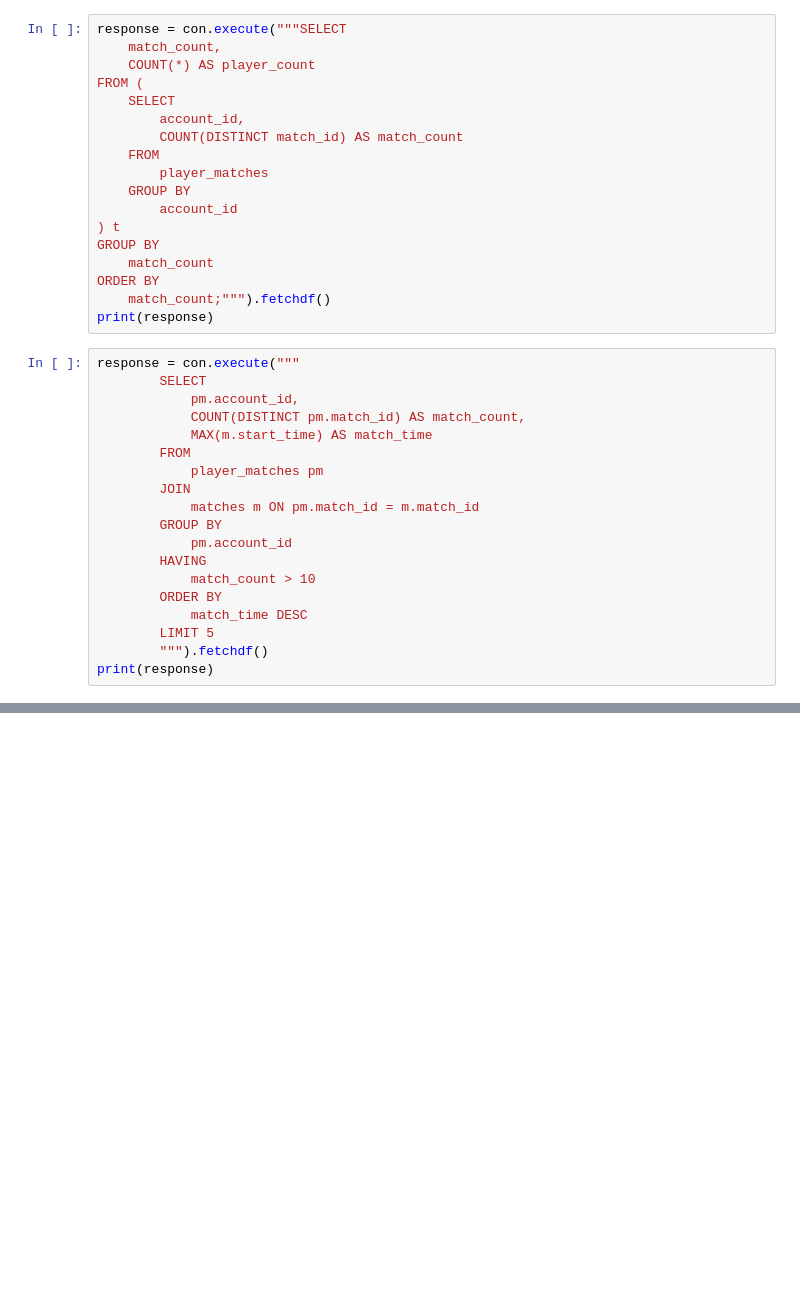
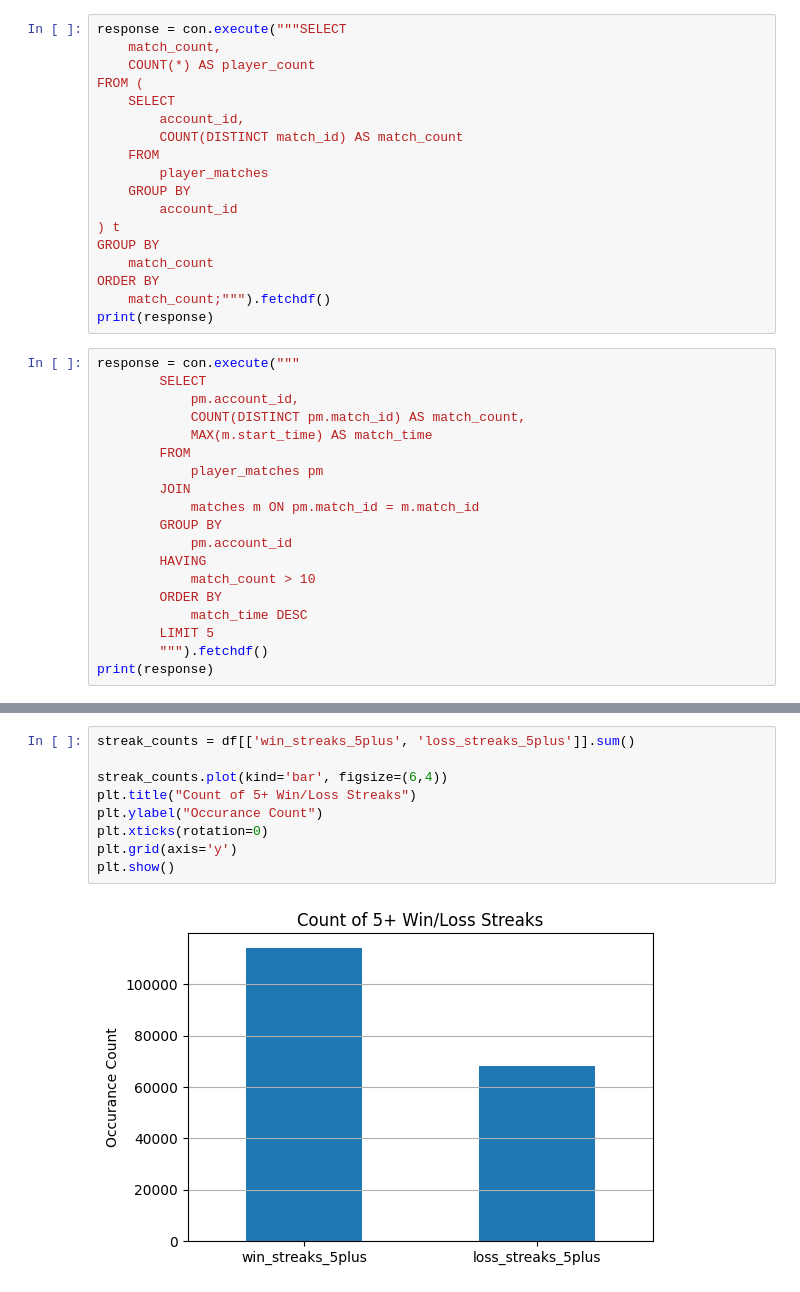
Before and after one commit to mwhittaker1/deadlock_match_prediction, a Jupyter notebook: data_analytics.ipynb, the cells around one changed output, grey strips where cells are left out. Cells and saved outputs as stored; diff of their text form; blank space fills up the shorter version.

```diff
--- a/data_analytics.ipynb
+++ b/data_analytics.ipynb
@@ -101,0 +172,11 @@ print(df)
+# %%
+streak_counts = df[['win_streaks_5plus', 'loss_streaks_5plus']].sum()
+
+streak_counts.plot(kind='bar', figsize=(6,4))
+plt.title("Count of 5+ Win/Loss Streaks")
+plt.ylabel("Occurance Count")
+plt.xticks(rotation=0)
+plt.grid(axis='y')
+plt.show()
+# %% [output]
+[figure, added]
```
Also changed, not shown: parts of 16 cells of this notebook, 10 other files.
